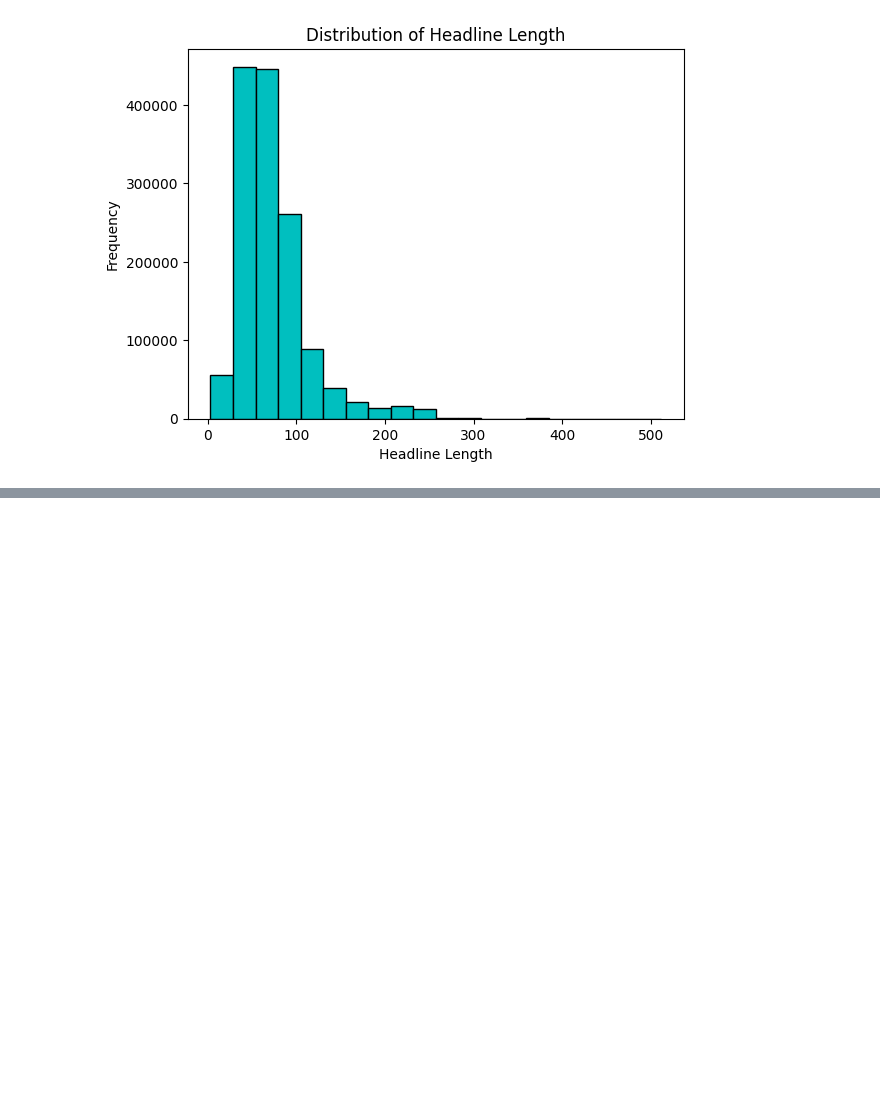
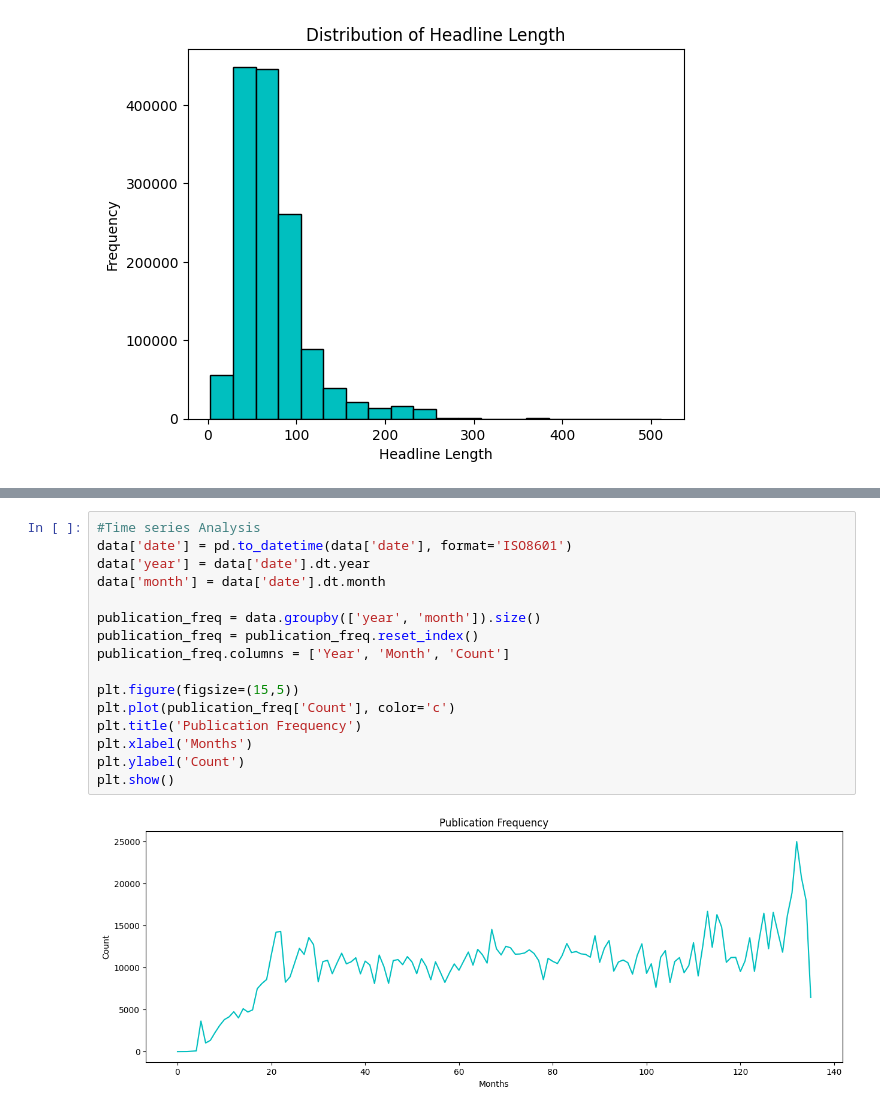
Before and after one commit to IamYunusAli/FNSPID, a Jupyter notebook: notebooks/analysis.ipynb, the cells around one changed output, grey strips where cells are left out. Drawn from its saved outputs; the diff is of its cells as text; blank space fills up the shorter version.

```diff
--- a/notebooks/analysis.ipynb
+++ b/notebooks/analysis.ipynb
@@ -58,0 +102,18 @@ plt.show()
+# %%
+#Time series Analysis
+data['date'] = pd.to_datetime(data['date'], format='ISO8601')
+data['year'] = data['date'].dt.year
+data['month'] = data['date'].dt.month
+
+publication_freq = data.groupby(['year', 'month']).size()
+publication_freq = publication_freq.reset_index()
+publication_freq.columns = ['Year', 'Month', 'Count']
+
+plt.figure(figsize=(15,5))
+plt.plot(publication_freq['Count'], color='c')
+plt.title('Publication Frequency')
+plt.xlabel('Months')
+plt.ylabel('Count')
+plt.show()
+# %% [output]
+[figure, added]
```
Also changed, not shown: parts of 5 cells of this notebook.
